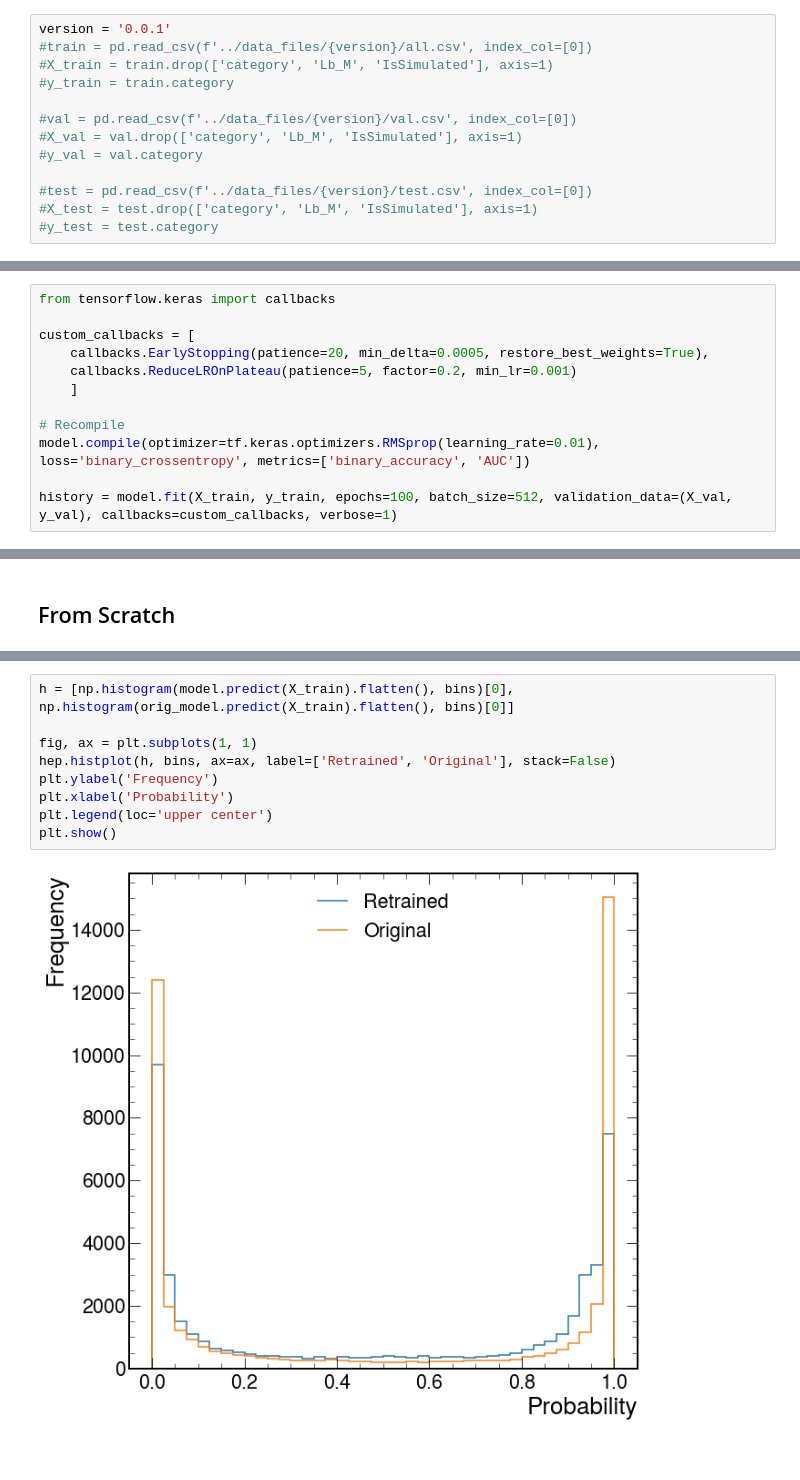
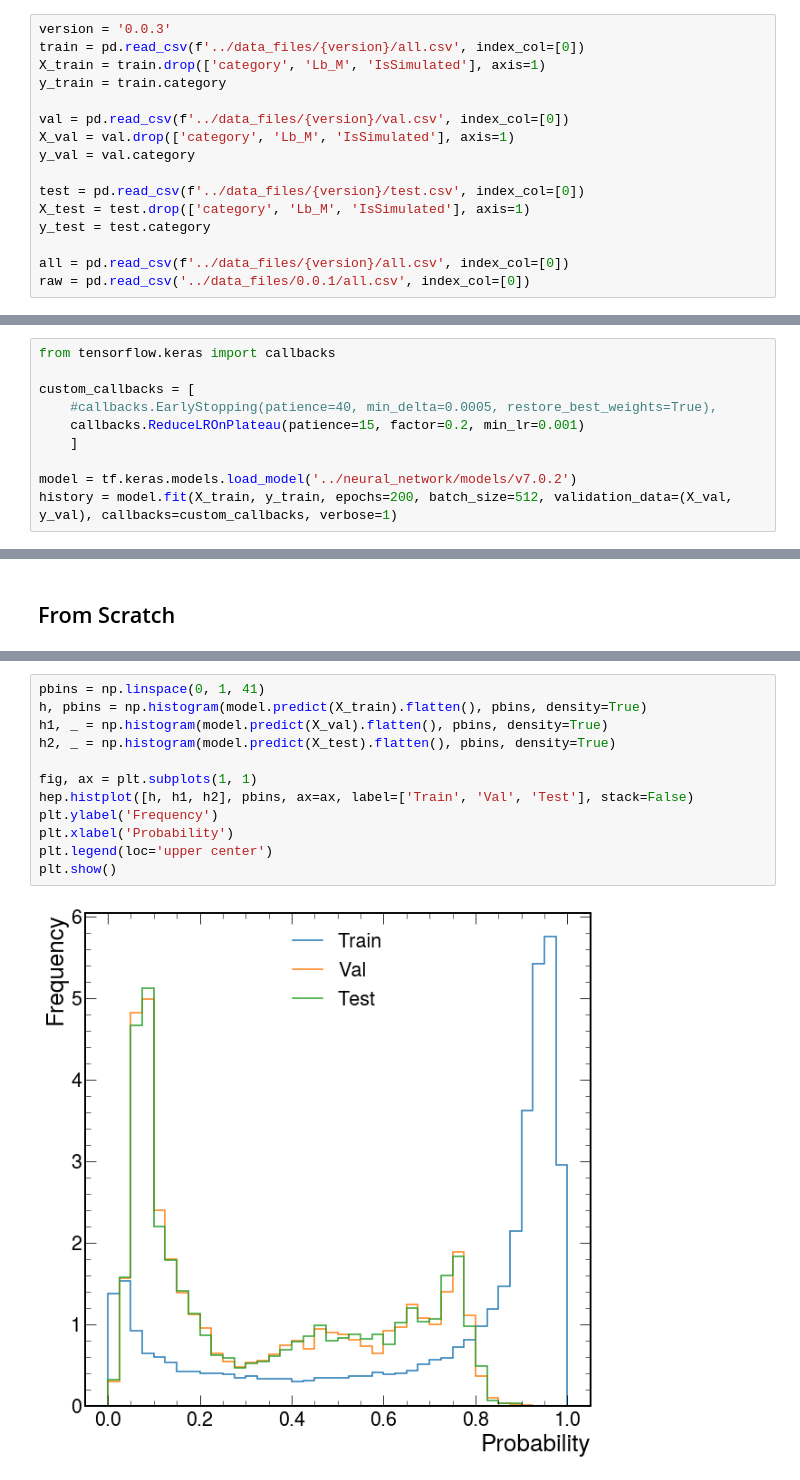
Before and after one commit to ChandlerKenworthy/Y4RareDecayProject, a Jupyter notebook: normalisation_mode/nn_evaluation.ipynb, the cells around one changed output, grey strips where cells are left out. Drawn from its saved outputs; the diff is of its cells as text.

```diff
--- a/normalisation_mode/nn_evaluation.ipynb
+++ b/normalisation_mode/nn_evaluation.ipynb
@@ -14,16 +10,19 @@ import mplhep as hep
 from sklearn.metrics import roc_curve, roc_auc_score, accuracy_score
 plt.style.use([hep.style.ROOT, hep.style.firamath])
 # %%
-version = '0.0.1'
-#train = pd.read_csv(f'../data_files/{version}/all.csv', index_col=[0])
-#X_train = train.drop(['category', 'Lb_M', 'IsSimulated'], axis=1)
-#y_train = train.category
+version = '0.0.3'
+train = pd.read_csv(f'../data_files/{version}/all.csv', index_col=[0])
+X_train = train.drop(['category', 'Lb_M', 'IsSimulated'], axis=1)
+y_train = train.category
 
-#val = pd.read_csv(f'../data_files/{version}/val.csv', index_col=[0])
-#X_val = val.drop(['category', 'Lb_M', 'IsSimulated'], axis=1)
-#y_val = val.category
+val = pd.read_csv(f'../data_files/{version}/val.csv', index_col=[0])
+X_val = val.drop(['category', 'Lb_M', 'IsSimulated'], axis=1)
+y_val = val.category
 
-#test = pd.read_csv(f'../data_files/{version}/test.csv', index_col=[0])
-#X_test = test.drop(['category', 'Lb_M', 'IsSimulated'], axis=1)
-#y_test = test.category
+test = pd.read_csv(f'../data_files/{version}/test.csv', index_col=[0])
+X_test = test.drop(['category', 'Lb_M', 'IsSimulated'], axis=1)
+y_test = test.category
+
+all = pd.read_csv(f'../data_files/{version}/all.csv', index_col=[0])
+raw = pd.read_csv('../data_files/0.0.1/all.csv', index_col=[0])
 # %%
@@ -121,12 +105,10 @@ plt.show()
 from tensorflow.keras import callbacks
 
 custom_callbacks = [
-    callbacks.EarlyStopping(patience=20, min_delta=0.0005, restore_best_weights=True),
-    callbacks.ReduceLROnPlateau(patience=5, factor=0.2, min_lr=0.001)
+    #callbacks.EarlyStopping(patience=40, min_delta=0.0005, restore_best_weights=True),
+    callbacks.ReduceLROnPlateau(patience=15, factor=0.2, min_lr=0.001)
     ]
 
-# Recompile
-model.compile(optimizer=tf.keras.optimizers.RMSprop(learning_rate=0.01), loss='binary_crossentropy', metrics=['binary_accuracy', 'AUC'])
-
-history = model.fit(X_train, y_train, epochs=100, batch_size=512, validation_data=(X_val, y_val), callbacks=custom_callbacks, verbose=1)
+model = tf.keras.models.load_model('../neural_network/models/v7.0.2')
+history = model.fit(X_train, y_train, epochs=200, batch_size=512, validation_data=(X_val, y_val), callbacks=custom_callbacks, verbose=1)
 # %% [output]
@@ -177,11 +170,14 @@ KeyboardInterrupt:
 # %%
-h = [np.histogram(model.predict(X_train).flatten(), bins)[0], np.histogram(orig_model.predict(X_train).flatten(), bins)[0]]
+pbins = np.linspace(0, 1, 41)
+h, pbins = np.histogram(model.predict(X_train).flatten(), pbins, density=True)
+h1, _ = np.histogram(model.predict(X_val).flatten(), pbins, density=True)
+h2, _ = np.histogram(model.predict(X_test).flatten(), pbins, density=True)
 
 fig, ax = plt.subplots(1, 1)
-hep.histplot(h, bins, ax=ax, label=['Retrained', 'Original'], stack=False)
+hep.histplot([h, h1, h2], pbins, ax=ax, label=['Train', 'Val', 'Test'], stack=False)
 plt.ylabel('Frequency')
 plt.xlabel('Probability')
 plt.legend(loc='upper center')
 plt.show()
 # %% [output]
-[figure, old version]
+[figure, new version]
```
Also changed, not shown: parts of 16 cells of this notebook, 2 other files.
